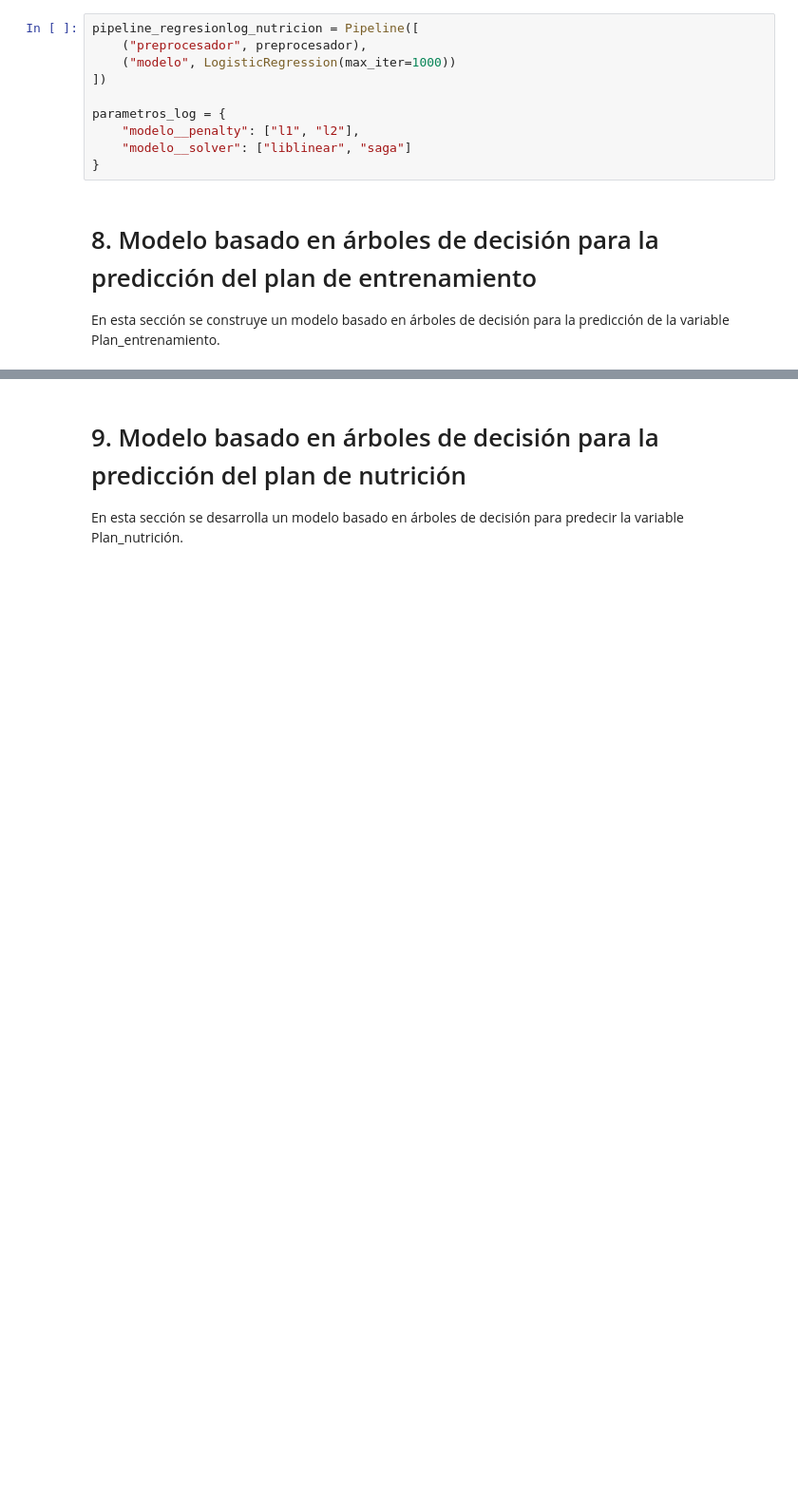
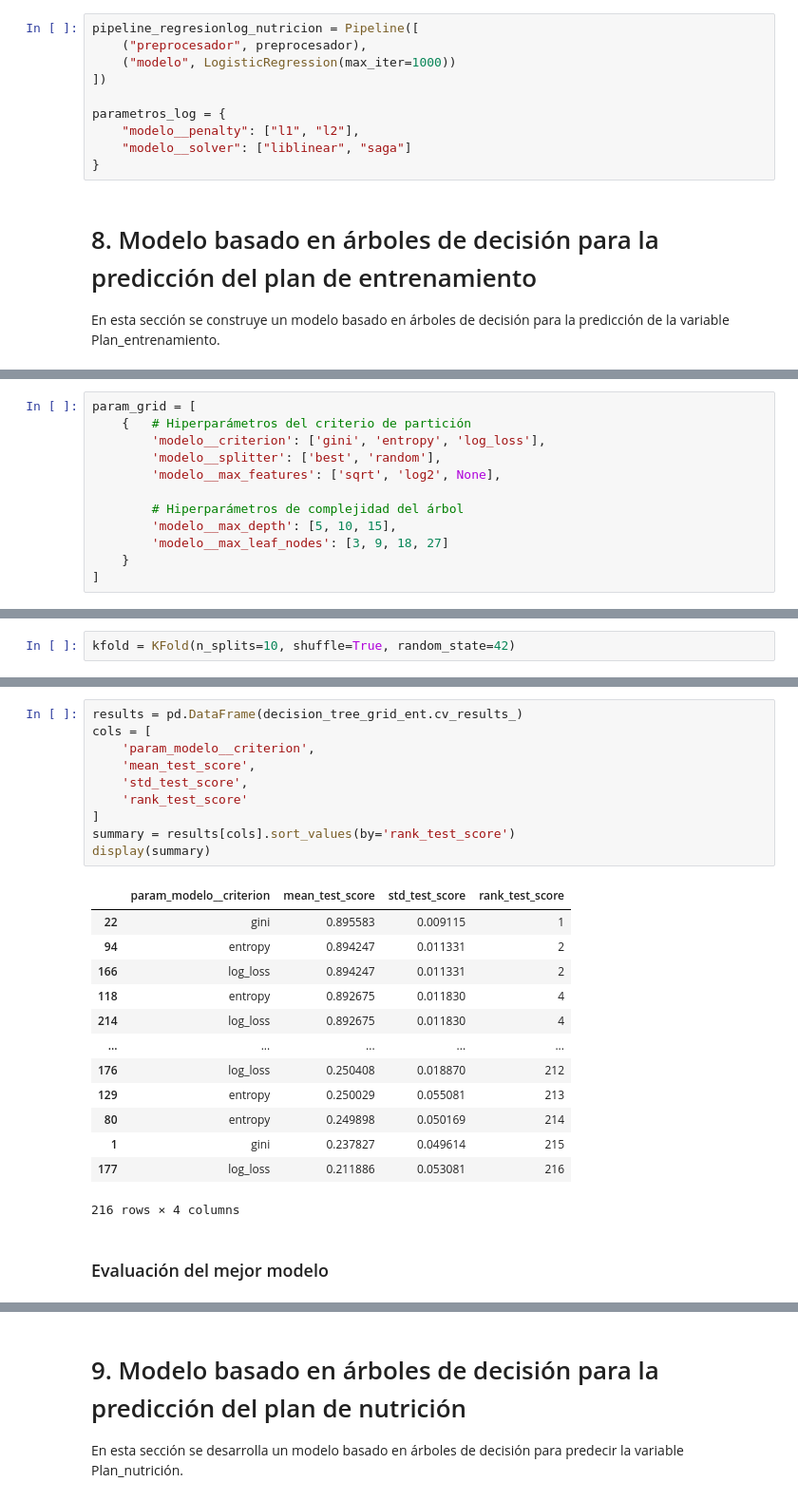
Before and after one commit to lfelipesales/Laboratorios-AprendizajeDeMaquina, a Jupyter notebook: LAB3/Laboratorio3.ipynb, the cells around one changed output, grey strips where cells are left out. Shown at 95% size. Saved outputs shown, nothing was run; the diff lists cells and outputs as text; blank space fills up the shorter version.

```diff
--- a/LAB3/Laboratorio3.ipynb
+++ b/LAB3/Laboratorio3.ipynb
@@ -593,0 +598,12 @@ pipeline_arbol_entrenamiento = Pipeline([
+# %%
+param_grid = [
+    {   # Hiperparámetros del criterio de partición
+        'modelo__criterion': ['gini', 'entropy', 'log_loss'],
+        'modelo__splitter': ['best', 'random'],
+        'modelo__max_features': ['sqrt', 'log2', None],
+
+        # Hiperparámetros de complejidad del árbol
+        'modelo__max_depth': [5, 10, 15],
+        'modelo__max_leaf_nodes': [3, 9, 18, 27]
+    }
+]
@@ -593,0 +612,2 @@ pipeline_arbol_entrenamiento = Pipeline([
+# %%
+kfold = KFold(n_splits=10, shuffle=True, random_state=42)
@@ -593,0 +657,26 @@ pipeline_arbol_entrenamiento = Pipeline([
+# %%
+results = pd.DataFrame(decision_tree_grid_ent.cv_results_)
+cols = [
+    'param_modelo__criterion',
+    'mean_test_score',
+    'std_test_score',
+    'rank_test_score'
+]
+summary = results[cols].sort_values(by='rank_test_score')
+display(summary)
+# %% [output]
+|  | param_modelo__criterion | mean_test_score | std_test_score | rank_test_score |
+| 22 | gini | 0.895583 | 0.009115 | 1 |
+| 94 | entropy | 0.894247 | 0.011331 | 2 |
+| 166 | log_loss | 0.894247 | 0.011331 | 2 |
+| 118 | entropy | 0.892675 | 0.011830 | 4 |
+| 214 | log_loss | 0.892675 | 0.011830 | 4 |
+| ... | ... | ... | ... | ... |
+| 176 | log_loss | 0.250408 | 0.018870 | 212 |
+| 129 | entropy | 0.250029 | 0.055081 | 213 |
+| 80 | entropy | 0.249898 | 0.050169 | 214 |
+| 1 | gini | 0.237827 | 0.049614 | 215 |
+| 177 | log_loss | 0.211886 | 0.053081 | 216 |
+216 rows × 4 columns
+# %% [markdown]
+### Evaluación del mejor modelo
```
Also changed, not shown: parts of 33 cells of this notebook.
